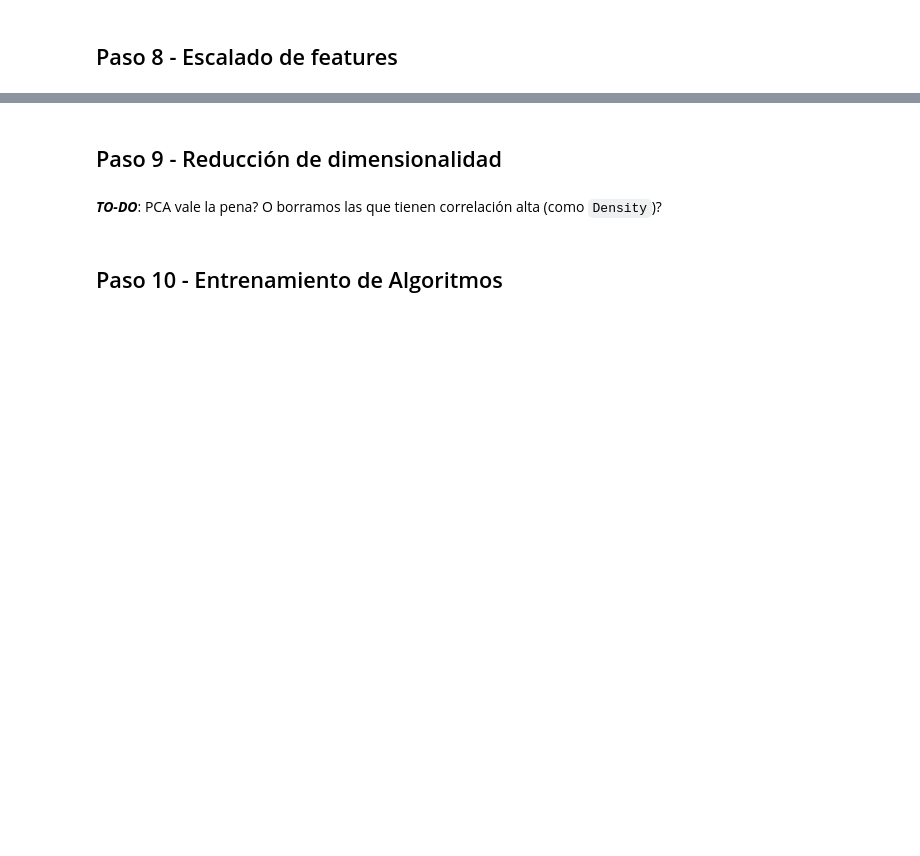
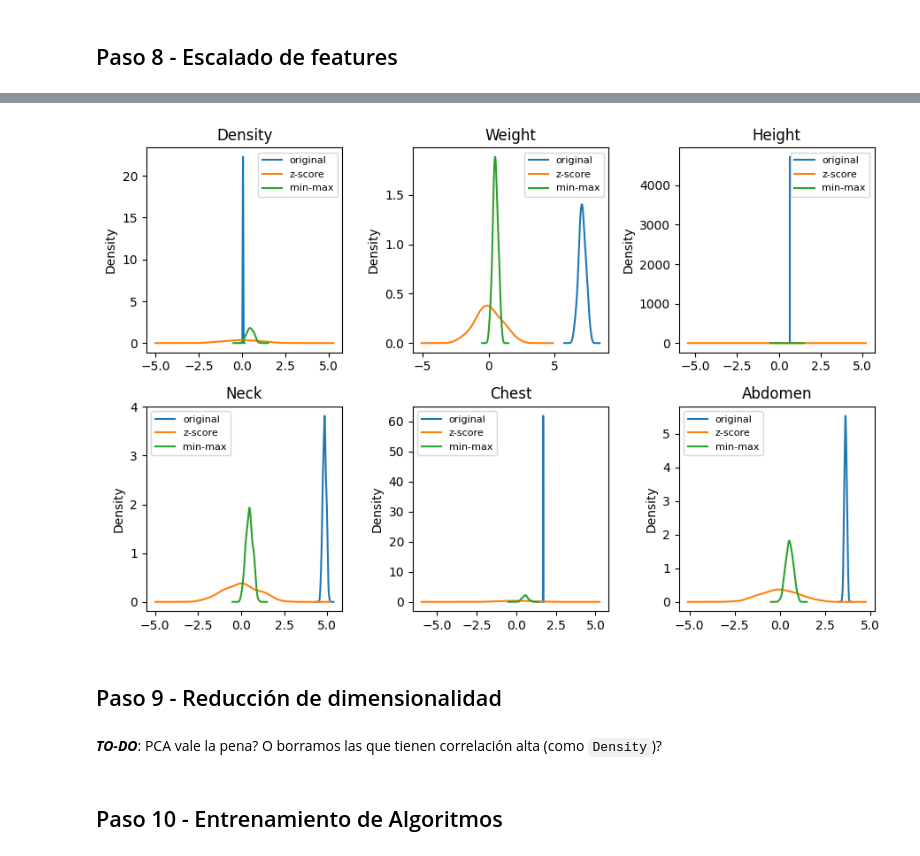
Before and after one commit to gasper-az/aprMaqI_CEIA, a Jupyter notebook: trabajo_practico/ResolucionTrabajoPractico.ipynb, the cells around one changed output, grey strips where cells are left out. Saved outputs shown, nothing was run; the diff lists cells and outputs as text; code cells hidden in the pictures; blank space fills up the shorter version.

```diff
--- a/trabajo_practico/ResolucionTrabajoPractico.ipynb
+++ b/trabajo_practico/ResolucionTrabajoPractico.ipynb
@@ -837,4 +839,7 @@ Para tener un criterio unificado, optamos por tratar los outliers de todas las v
 # %%
+X_train_temp = X_train[["Weight", "Height"]]
+X_test_temp = X_test[["Weight", "Height"]]
+
 for col in X_train_box_cox.columns:
     X_train[col] = X_train_box_cox[col]
     X_test[col] = X_test_box_cox[col]
@@ -881,0 +968,3 @@ X_test.describe()
+# %%
+X_train = X_train.join(X_train_temp[["BMI", "BMI_cat"]])
+X_test = X_test.join(X_test_temp[["BMI", "BMI_cat"]])
@@ -885,0 +979,11 @@ X_test.describe()
+# %%
+bmi_train = pd.get_dummies(X_train["BMI_cat"], prefix="BMI", dtype=int)
+
+bmi_cols = bmi_train.columns
+bmi_test  = pd.get_dummies(X_test["BMI_cat"],  prefix="BMI", dtype=int).reindex(columns=bmi_cols, fill_value=0)
+
+X_train = pd.concat([X_train.drop(columns=["BMI_cat"]), bmi_train], axis=1)
+X_test  = pd.concat([X_test.drop(columns=["BMI_cat"]),  bmi_test],  axis=1)
+
+print("Columnas nuevas:", list(bmi_cols))
+print(X_train.filter(like="BMI_").head())
@@ -890,0 +1015,53 @@ X_test.describe()
+# %%
+# ===== Paso 8: Escalado (Z-score vs Min-Max) y graficado para analizar
+
+
+# --- Listas según lo que definiste ---
+dummy_cols = ["BMI_bajo_peso", "BMI_normal", "BMI_sobrepeso", "BMI_obesidad"]
+
+num_cols = ["Density","Age","Weight","Height","Neck","Chest","Abdomen","Hip",
+    "Thigh","Knee","Ankle","Biceps","Forearm","Wrist", "BMI"]
+
+# --- 1) Estandarización (z-score) ---
+sc_std = StandardScaler()
+X_train_std = X_train.copy()
+X_test_std  = X_test.copy()
+X_train_std[num_cols] = sc_std.fit_transform(X_train[num_cols])  # fit SOLO en TRAIN
+X_test_std[num_cols]  = sc_std.transform(X_test[num_cols])
+
+# --- 2) Normalización (min-max) ---
+sc_mm = MinMaxScaler()
+X_train_mm = X_train.copy()
+X_test_mm  = X_test.copy()
+X_train_mm[num_cols] = sc_mm.fit_transform(X_train[num_cols])    # fit SOLO en TRAIN
+X_test_mm[num_cols]  = sc_mm.transform(X_test[num_cols])
+
+# --- 3) Checks rápidos en TRAIN ---
+print("Z-score (TRAIN) — media y std esperadas ~0 y ~1:")
+print(X_train_std[num_cols].describe().loc[["mean","std"]].round(3))
+
+print("\nMin-Max (TRAIN) — min y max esperados ~0 y ~1:")
+print(X_train_mm[num_cols].agg(["min","max"]).round(3).T)
+
+# --- 4) Gráficos comparativos
+
+cols_to_plot = [c for c in ["Density","Weight","Height","Neck","Chest","Abdomen"] if c in num_cols][:6]
+
+ncols = 3
+nrows = math.ceil(len(cols_to_plot) / ncols)
+fig, axes = plt.subplots(nrows, ncols, figsize=(9, 3*nrows))
+
+for ax, col in zip(axes.flat, cols_to_plot):
+    X_train[col].plot(kind="kde", ax=ax, label="original")
+    X_train_std[col].plot(kind="kde", ax=ax, label="z-score")
+    X_train_mm[col].plot(kind="kde", ax=ax, label="min-max")
+    ax.set_title(col)
+    ax.legend(fontsize=8)
+
+# Ocultar ejes sobrantes si los hay
+for ax in axes.flat[len(cols_to_plot):]:
+    ax.set_visible(False)
+
+plt.tight_layout()
+plt.show()
+# %% [output]
@@ -890,0 +1085 @@ X_test.describe()
+[figure, added]
```
Also changed, not shown: parts of 17 cells of this notebook.
